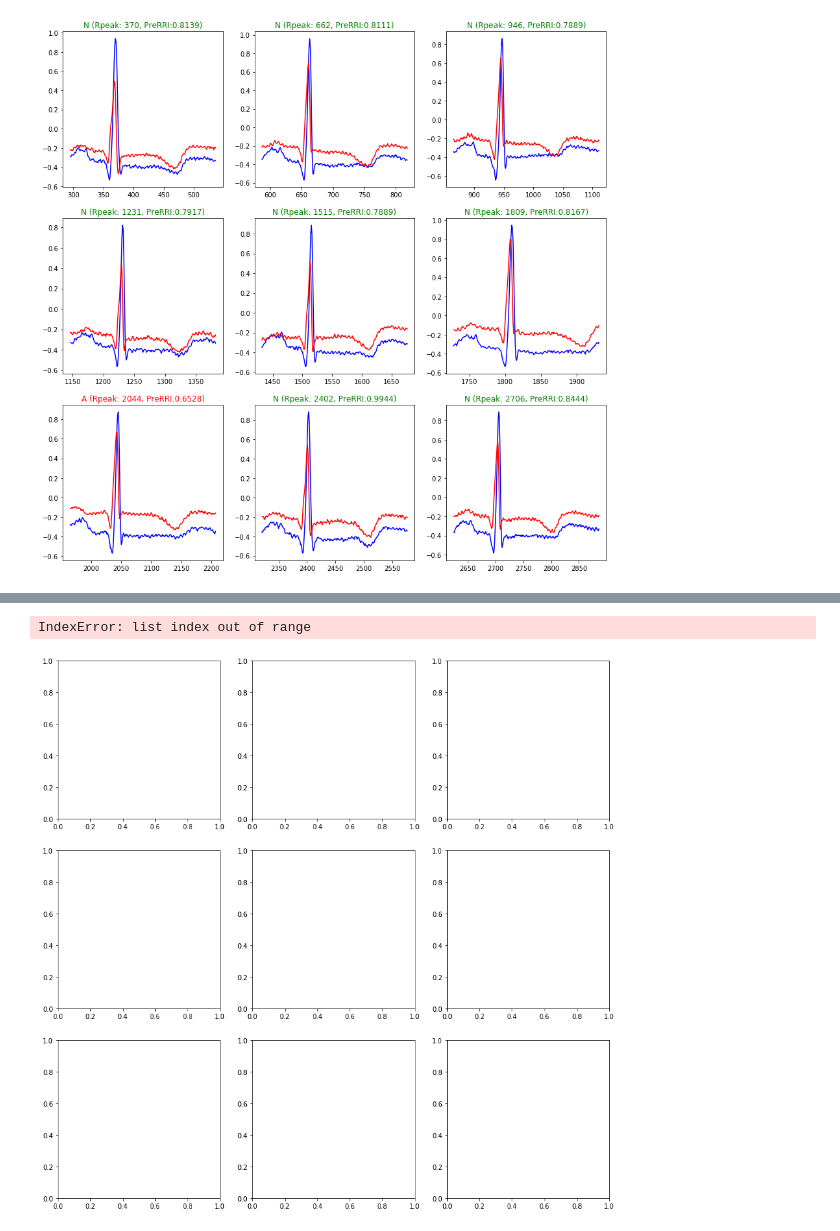
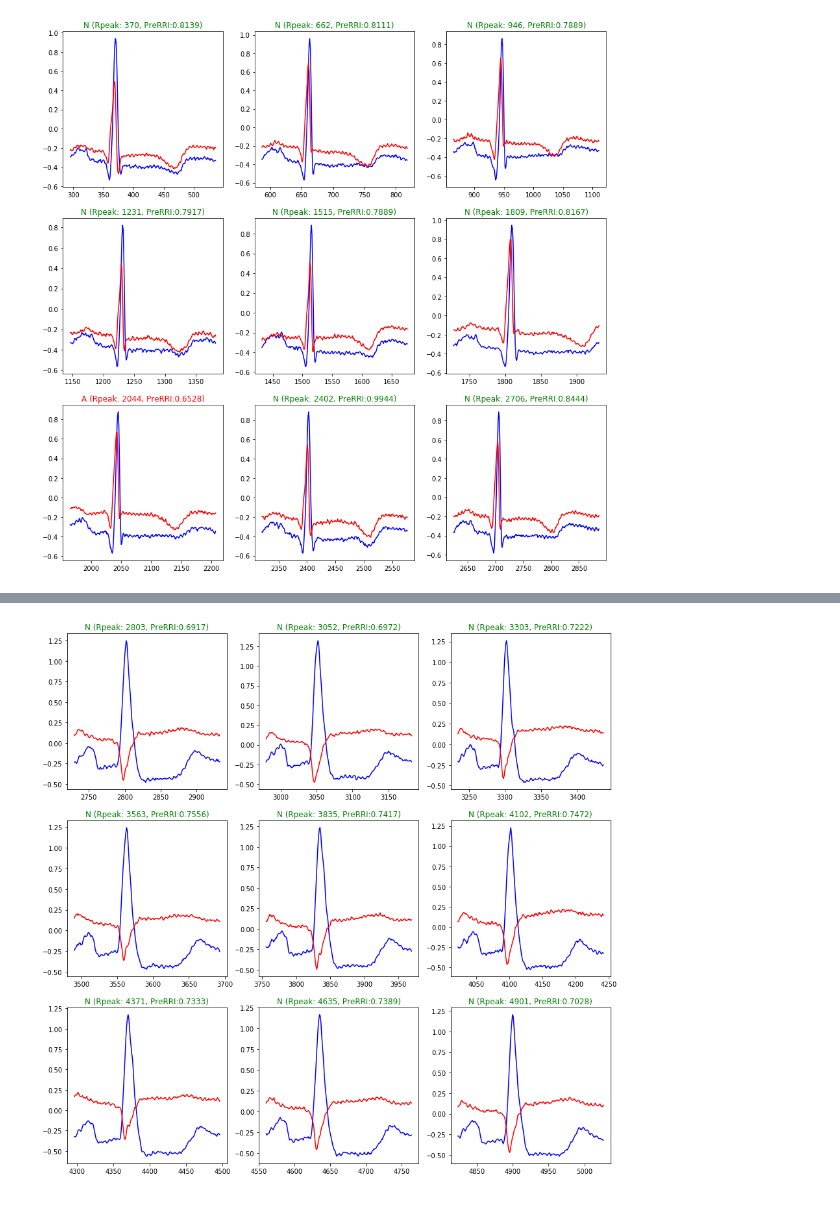
Before and after one commit to lhadhazy/neural_ffn_ecg_tensorflow, a Jupyter notebook: Untitled.ipynb, the cells around one changed output, grey strips where cells are left out. Drawn from its saved outputs; the diff is of its cells as text; code cells hidden in the pictures.

```diff
--- a/Untitled.ipynb
+++ b/Untitled.ipynb
@@ -537,21 +538,20 @@ mixNList
 # %%
 fig, axes = plt.subplots(nrows=3, ncols=3, figsize = (15,15))
 
-
+i = 10 # 115
 y = -1
-for x in range(646,654):
+for x in range(0,9):
     if x % 3 == 0:
         y=y+1
-    dfseg1 = dfall[(dfall['sample'] >= sliceList[x][0]) & (dfall['sample'] <= sliceList[x][1])]
+    dfseg1 = dfall[(dfall['sample'] >= slicepNtList[x+i][0]) & (dfall['sample'] <= slicepNtList[x+i][1])]
 
-    if str(dfrri['Type'][x]) != 'N':
+    if str(dfann['Type'][x+i]) != 'N':
         axes[y, x % 3].set_title('my title', color="red")
     else:
         axes[y, x % 3].set_title('my title', color="green")
 
     axes[y, x % 3].plot(dfseg1['MLII'], color="blue")
     axes[y, x % 3].plot(dfseg1['V5'], color="red")
-    axes[y, x % 3].set_title(str(dfrri['Type'][x]) + ' (Rpeak: ' + str(dfann['sample'][x]) + ', PreRRI:' + str(float("{0:.4f}".format(dfrri['wPre'][x]))) + ')' )
+    axes[y, x % 3].set_title(str(dfann['Type'][x+i]) + ' (Rpeak: ' + str(dfann['sample'][x+i]) + ', PreRRI:' + str(float("{0:.4f}".format(dfrri['wPre'][x+i]))) + ')' )
 # %% [output]
-IndexError: list index out of range
-[figure, old version]
+[figure, new version]
```
Also changed, not shown: parts of 1 cell of this notebook.
